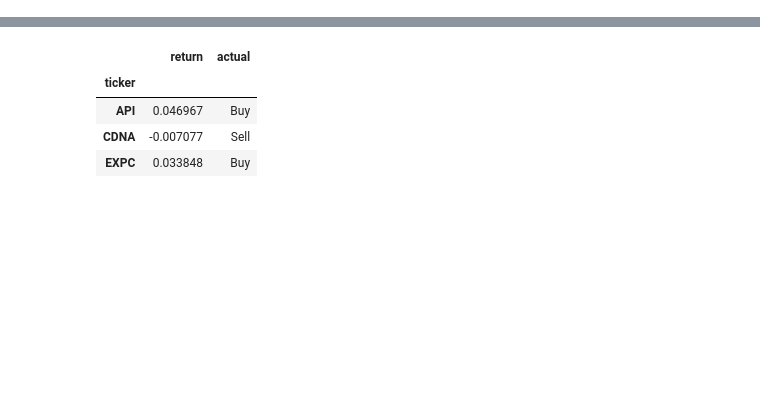
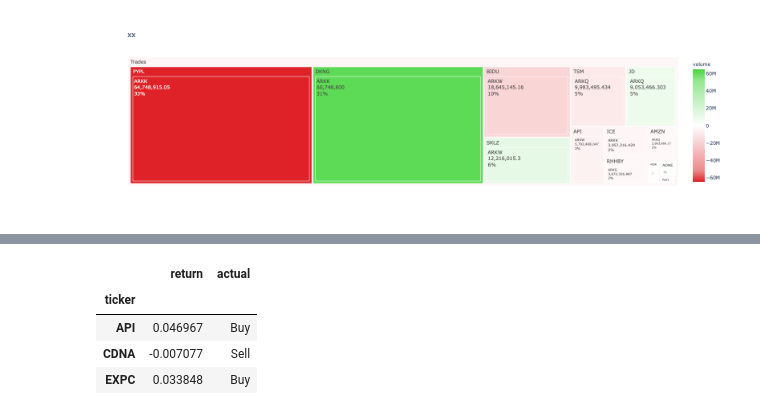
Before and after one commit to rezan21/ark-invest, a Jupyter notebook: 03_day_trades.ipynb, the cells around one changed output, grey strips where cells are left out. Saved outputs shown, nothing was run; the diff lists cells and outputs as text; code cells hidden in the pictures; blank space fills up the shorter version.

```diff
--- a/03_day_trades.ipynb
+++ b/03_day_trades.ipynb
@@ -39,0 +44,28 @@ df.style.bar(subset=["abs_volume"], color='lightgreen')
+# %%
+temp = df.groupby(["fund", "ticker", "company"], as_index=False).agg({"shares":"sum", "Open":"mean", "volume":"sum"})
+temp["abs_volume"] = temp["volume"].abs()
+temp["signal"] = temp["volume"].apply(lambda x: "Buy" if x>0 else "Sell")
+temp["trades"]= "Trades"
+
+fig = px.treemap(
+    temp, path=['trades', 'ticker', 'fund'], values='abs_volume', color='volume',
+    title = "xx", hover_data=['company'], height = 500,
+    color_continuous_scale=[
+        # red to green
+        [0.0, "#de2228"],
+        [0.1, "#ed8a8c"],
+        [0.2, "#f2a7a9"],
+        [0.3, "#f6c5c6"],
+        [0.4, "#fbe2e3"],
+        [0.5, "#fff"],
+        [0.6, "#e5f9e4"],
+        [0.7, "#caf3c8"],
+        [0.8, "#b0edac"],
+        [0.9, "#95e790"],
+        [1.0, "#46d53c"]
+    ],
+    color_continuous_midpoint=0
+)
+fig.update_traces(textinfo = 'label + value + percent root')
+fig
+# %% [output]
@@ -40,3 +73,4 @@ df.style.bar(subset=["abs_volume"], color='lightgreen')
+[figure, added]
 # %%
 FUTURE_DATE = datetime.strptime(TRADES_DATE, '%Y-%m-%d') + timedelta(days=DELTA)
 
```
Also changed, not shown: parts of 4 cells of this notebook, 36 other files.
